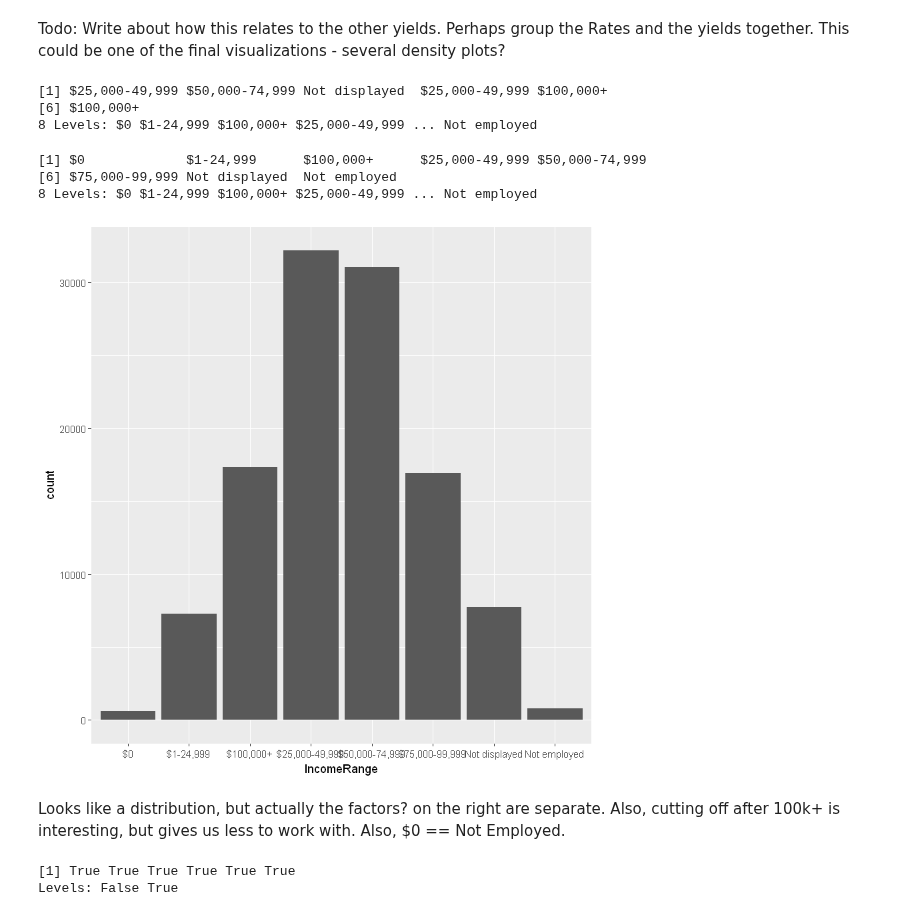
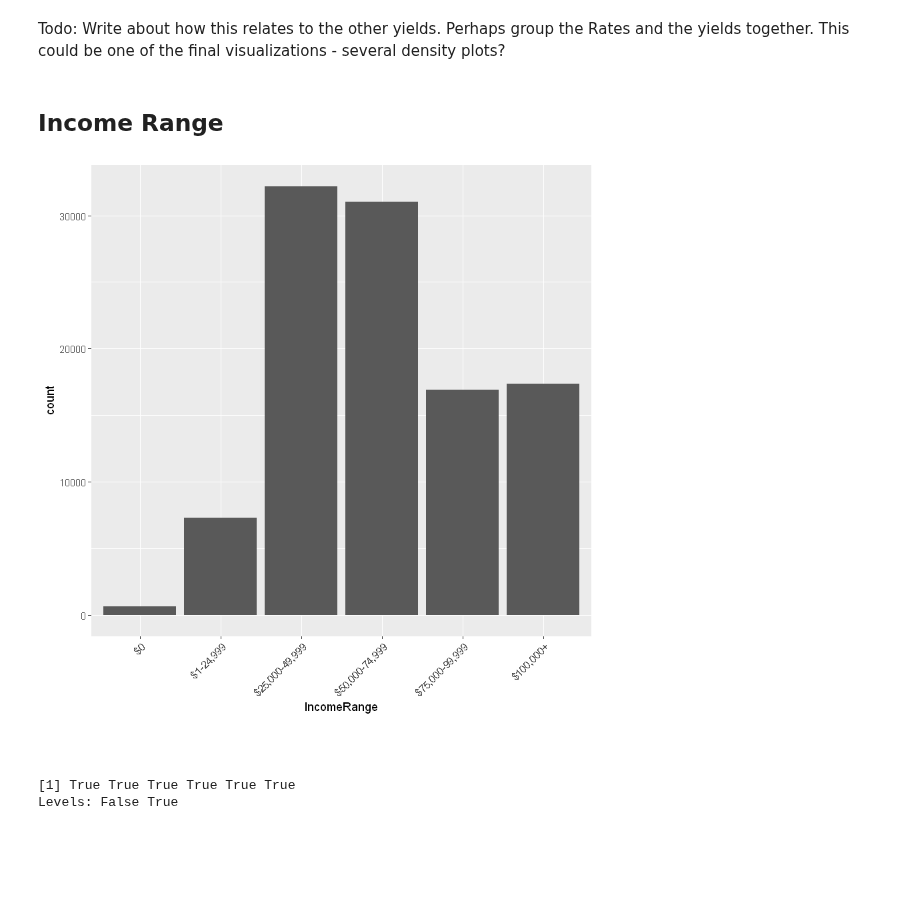
Before and after one commit to timdef/ProsperLoanEDA, a Jupyter notebook: UnivariateExploration.ipynb, the cells around one changed output. Drawn from its saved outputs; the diff is of its cells as text; code cells hidden in the pictures; blank space fills up the shorter version.

Commit message:
Update IncomeRange section.

```diff
--- a/UnivariateExploration.ipynb
+++ b/UnivariateExploration.ipynb
@@ -601,25 +601,21 @@ Warning message:
 [figure]
 # %% [markdown]
 Todo: Write about how this relates to the other yields. Perhaps group the Rates and the yields together. This could be one of the final visualizations - several density plots?
-# %%
-head(datadf$IncomeRange)
-#Ordered Data
-#Is there a way to see how many potential values contained in this column? Perhaps unique()
-sort(unique(datadf$IncomeRange))
-#Close enough for me to read.
-# %% [output]
-[1] $25,000-49,999 $50,000-74,999 Not displayed  $25,000-49,999 $100,000+
-[6] $100,000+
-8 Levels: $0 $1-24,999 $100,000+ $25,000-49,999 ... Not employed
-[1] $0             $1-24,999      $100,000+      $25,000-49,999 $50,000-74,999
-[6] $75,000-99,999 Not displayed  Not employed
-8 Levels: $0 $1-24,999 $100,000+ $25,000-49,999 ... Not employed
-# %%
-ggplot(datadf, aes(IncomeRange)) + geom_bar()
-# %% [output]
-[figure, removed]
-# %% [markdown]
-Looks like a distribution, but actually the factors? on the right are separate. Also, cutting off after 100k+ is interesting, but gives us less to work with. Also, $0 == Not Employed.
+# %% [markdown]
+## Income Range
+# %%
+datadf$IncomeRange <- factor(datadf$IncomeRange, levels = c('$0', '$1-24,999', '$25,000-49,999',
+                                                            '$50,000-74,999', '$75,000-99,999',
+                                                            '$100,000+', 'Not displayed', 'Not employed'))
+# %%
+datadf %>%
+filter(!IncomeRange %in% c('Not displayed', 'Not employed')) %>%
+ggplot(aes(IncomeRange)) + geom_bar() +
+theme(axis.text.x = element_text(angle = 45, hjust = 1))
+# %% [output]
+[figure, added]
+# %% [markdown]
+#
 # %%
 head(datadf$IncomeVerifiable)
 # %% [output]
```
